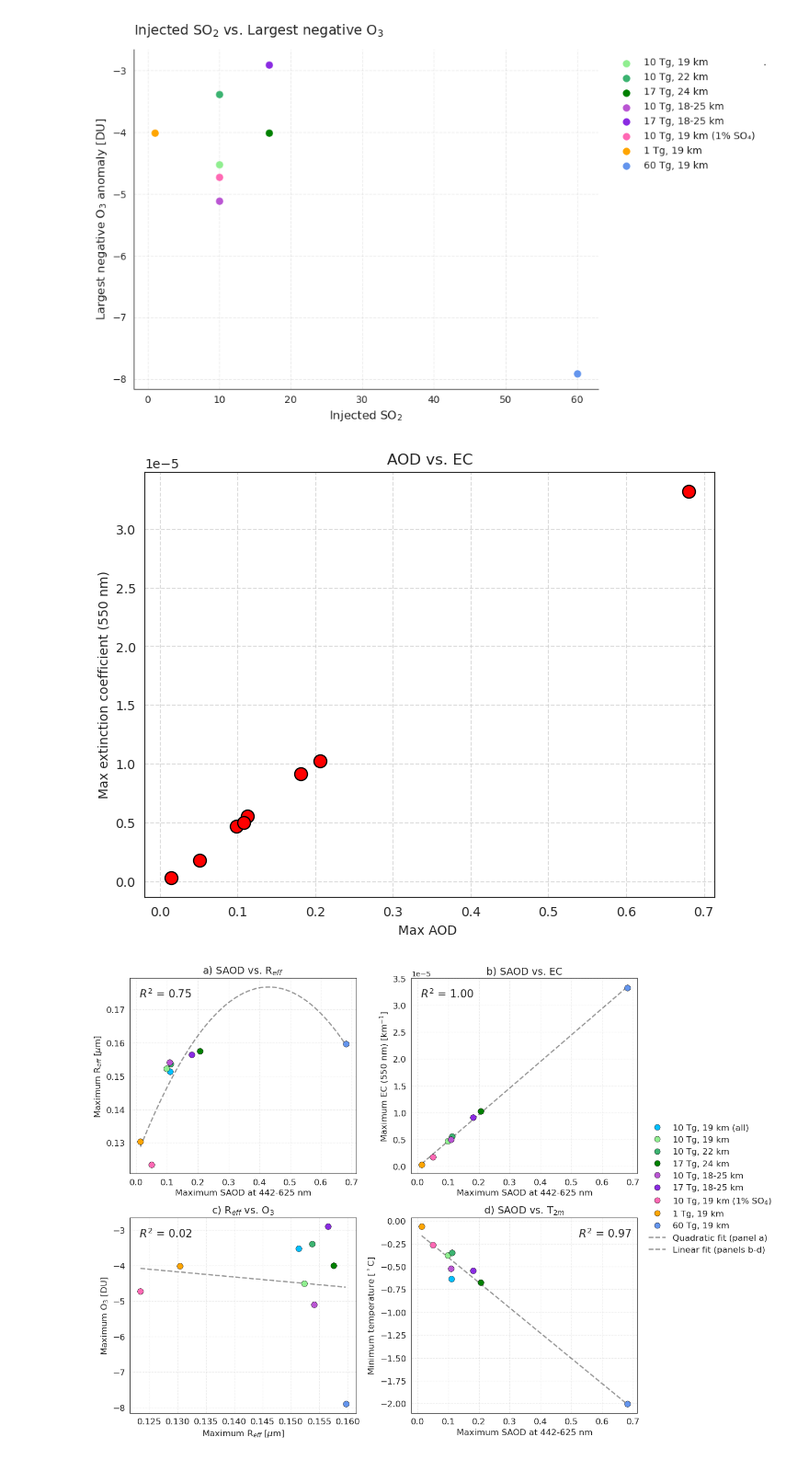
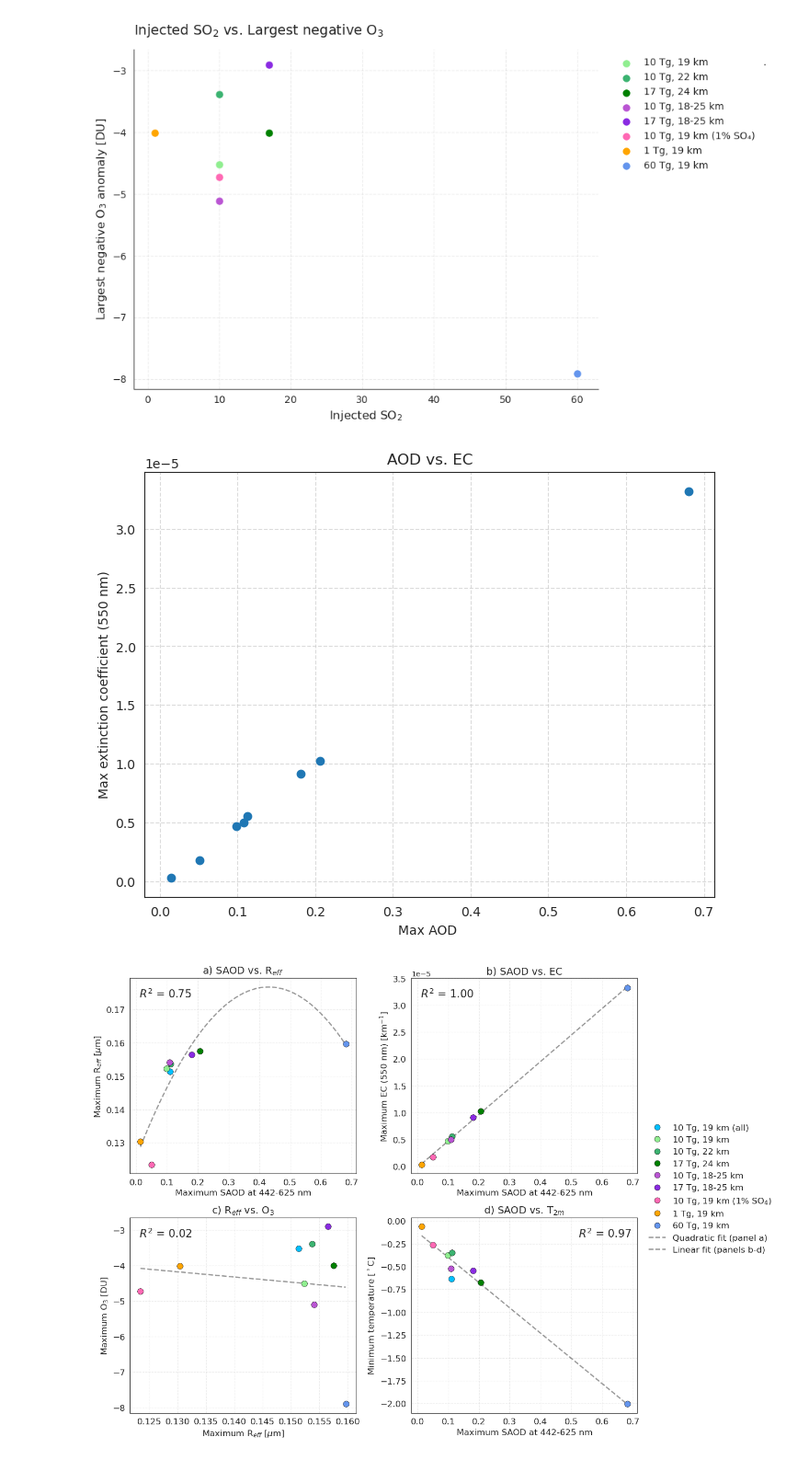
Before and after one commit to EliHHogemo/master_thesis, a Jupyter notebook: scatterplots.ipynb, the cells around one changed output. Shown at 92% size. Drawn from its saved outputs; the diff is of its cells as text; code cells hidden in the pictures.

```diff
--- a/scatterplots.ipynb
+++ b/scatterplots.ipynb
@@ -896,23 +896,23 @@ ec_60tg= get_weighted_extinction(EC550SO4_60tg, p_lev_60tg)
 # %%
 all_max_ext = []
 
 datasets = [ec_19_c, ec_22, ec_24, ec_1825, ec_1825_17tg, ec_1tg, ec_1pr, ec_60tg]
 
 for ds in datasets:
     all_max_ext.append(ds.max().values)
 
 all_max_aod = [aod_19_c_max, aod_22_max, aod_24_max, aod_1825_max, aod_1825_17tg_max, aod_1tg_max, aod_1pr_max, aod_60tg_max]
 
 plt.figure(figsize=(8, 6))
-plt.scatter(all_max_aod, all_max_ext, color='red', s=100, edgecolors='black')
+plt.scatter(all_max_aod, all_max_ext)
 
 plt.xlabel('Max AOD ')
 plt.ylabel('Max extinction coefficient (550 nm)')
 plt.title('AOD vs. EC')
 plt.grid(True, linestyle='--', alpha=0.7)
 plt.show()
 # %% [output]
-[figure, old version]
+[figure, new version]
 # %%
 def add_regression(ax, x, y, color="black", lw=1.8, ls="--"):
     x = np.asarray(x, dtype=float)
```
Also changed, not shown: 4 other files.
